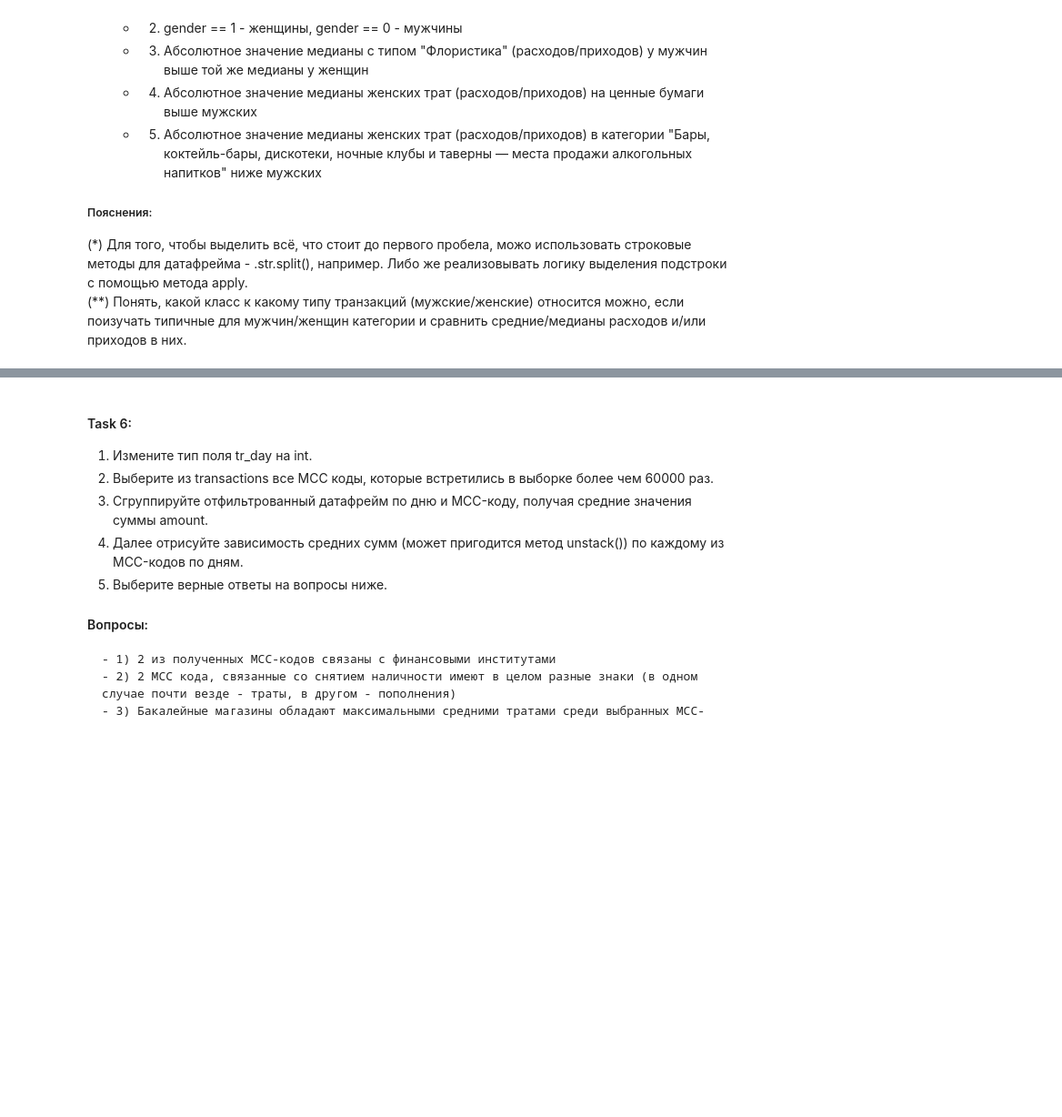
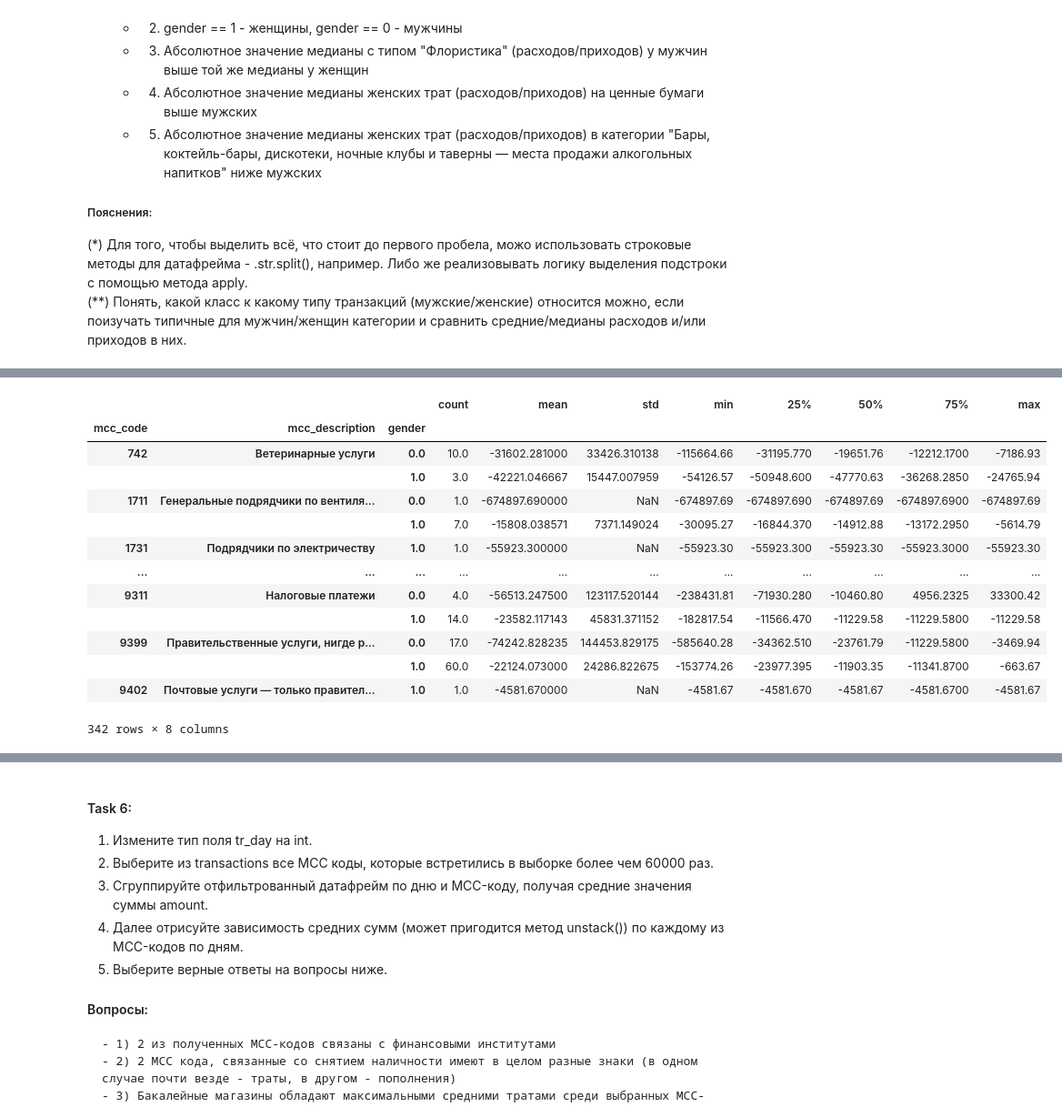
Before and after one commit to Iversy/mtmo, a Jupyter notebook: Задания/Лаб. 02/Home_02.ipynb, the cells around one changed output, grey strips where cells are left out. Shown at 91% size. Saved outputs shown, nothing was run; the diff lists cells and outputs as text; code cells hidden in the pictures; blank space fills up the shorter version.

```diff
--- a/Задания/Лаб. 02/Home_02.ipynb
+++ b/Задания/Лаб. 02/Home_02.ipynb
@@ -117,0 +233,6 @@ print(f"{abs(asd[0]-asd[1]):.2f}")
+# %%
+### Type your code here
+asdg = merded["tr_datetime"].str.split(" ").apply(lambda x: int(x[0]))
+
+merded["tr_day"] = asdg
+merded["tr_day"]
@@ -117,0 +272,3 @@ print(f"{abs(asd[0]-asd[1]):.2f}")
+# %%
+filtered = merded.groupby("tr_day").filter(lambda x: x["mcc_code"].nunique() > 75)
+filtered
@@ -117,0 +289,19 @@ print(f"{abs(asd[0]-asd[1]):.2f}")
+# %%
+groupde = filtered.groupby(["mcc_code", "mcc_description", "gender"])
+# %%
+groupde["amount"].describe()
+# %% [output]
+|  |  |  | count | mean | std | min | 25% | 50% | 75% | max |
+| mcc_code | mcc_description | gender |  |  |  |  |  |  |  |  |
+| 742 | Ветеринарные услуги | 0.0 | 10.0 | -31602.281000 | 33426.310138 | -115664.66 | -31195.770 | -19651.76 | -12212.1700 | -7186.93 |
+|  |  | 1.0 | 3.0 | -42221.046667 | 15447.007959 | -54126.57 | -50948.600 | -47770.63 | -36268.2850 | -24765.94 |
+| 1711 | Генеральные подрядчики по вентиля... | 0.0 | 1.0 | -674897.690000 | NaN | -674897.69 | -674897.690 | -674897.69 | -674897.6900 | -674897.69 |
+|  |  | 1.0 | 7.0 | -15808.038571 | 7371.149024 | -30095.27 | -16844.370 | -14912.88 | -13172.2950 | -5614.79 |
+| 1731 | Подрядчики по электричеству | 1.0 | 1.0 | -55923.300000 | NaN | -55923.30 | -55923.300 | -55923.30 | -55923.3000 | -55923.30 |
+| ... | ... | ... | ... | ... | ... | ... | ... | ... | ... | ... |
+| 9311 | Налоговые платежи | 0.0 | 4.0 | -56513.247500 | 123117.520144 | -238431.81 | -71930.280 | -10460.80 | 4956.2325 | 33300.42 |
+|  |  | 1.0 | 14.0 | -23582.117143 | 45831.371152 | -182817.54 | -11566.470 | -11229.58 | -11229.5800 | -11229.58 |
+| 9399 | Правительственные услуги, нигде р... | 0.0 | 17.0 | -74242.828235 | 144453.829175 | -585640.28 | -34362.510 | -23761.79 | -11229.5800 | -3469.94 |
+|  |  | 1.0 | 60.0 | -22124.073000 | 24286.822675 | -153774.26 | -23977.395 | -11903.35 | -11341.8700 | -663.67 |
+| 9402 | Почтовые услуги — только правител... | 1.0 | 1.0 | -4581.670000 | NaN | -4581.67 | -4581.670 | -4581.67 | -4581.6700 | -4581.67 |
+342 rows × 8 columns
```
Also changed, not shown: parts of 36 cells of this notebook, 1 other file.
